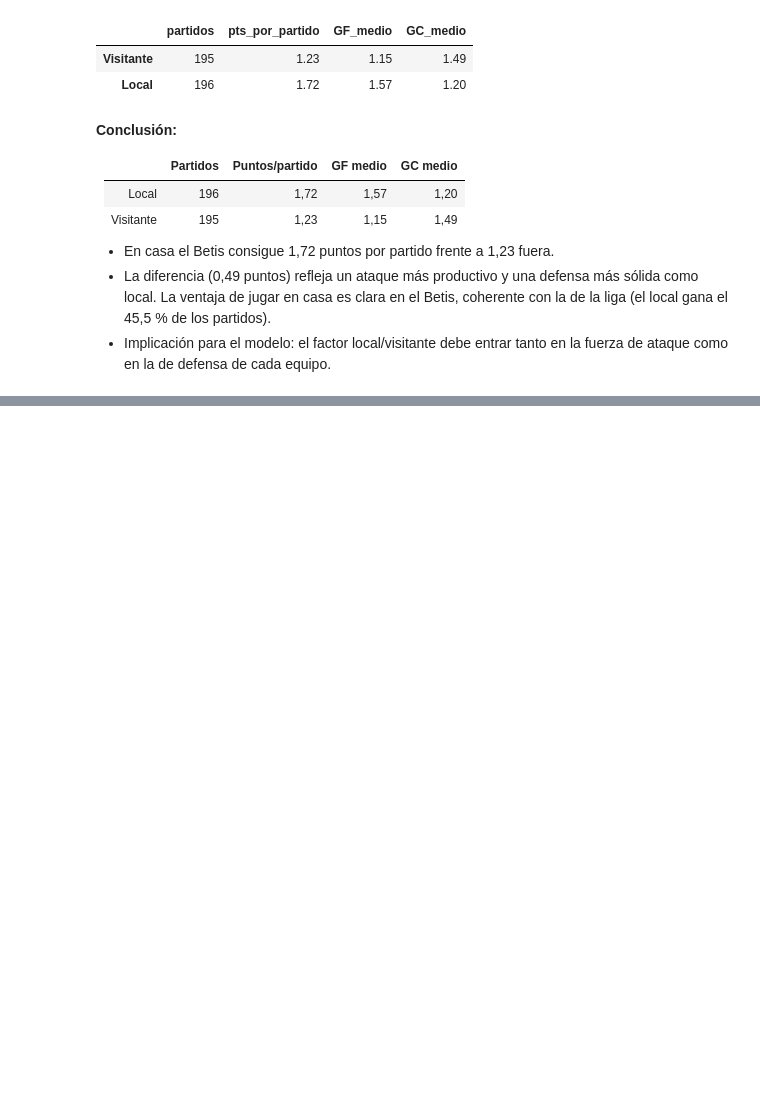
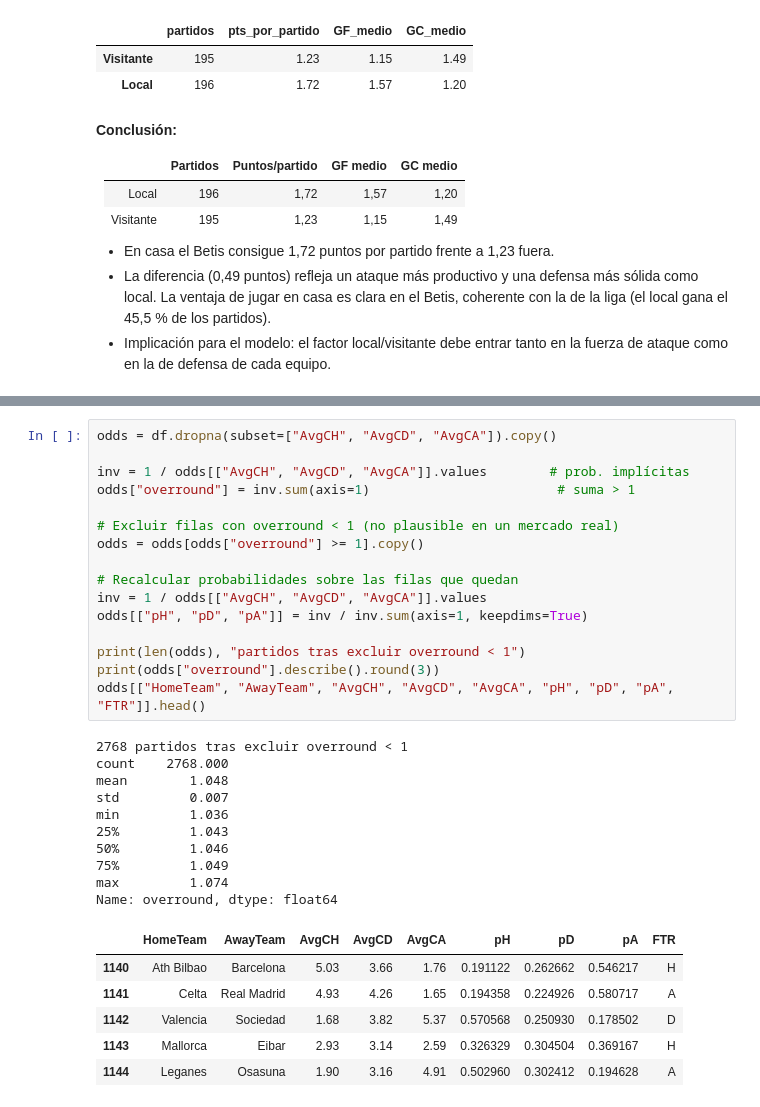
Before and after one commit to eblancod27/betis-predictor, a Jupyter notebook: notebooks/01_eda.ipynb, the cells around one changed output, grey strips where cells are left out. Cells and saved outputs as stored; diff of their text form; blank space fills up the shorter version.

```diff
--- a/notebooks/01_eda.ipynb
+++ b/notebooks/01_eda.ipynb
@@ -317,0 +328,33 @@ lv
+# %%
+odds = df.dropna(subset=["AvgCH", "AvgCD", "AvgCA"]).copy()
+
+inv = 1 / odds[["AvgCH", "AvgCD", "AvgCA"]].values        # prob. implícitas
+odds["overround"] = inv.sum(axis=1)                        # suma > 1
+
+# Excluir filas con overround < 1 (no plausible en un mercado real)
+odds = odds[odds["overround"] >= 1].copy()
+
+# Recalcular probabilidades sobre las filas que quedan
+inv = 1 / odds[["AvgCH", "AvgCD", "AvgCA"]].values
+odds[["pH", "pD", "pA"]] = inv / inv.sum(axis=1, keepdims=True)
+
+print(len(odds), "partidos tras excluir overround < 1")
+print(odds["overround"].describe().round(3))
+odds[["HomeTeam", "AwayTeam", "AvgCH", "AvgCD", "AvgCA", "pH", "pD", "pA", "FTR"]].head()
+# %% [output]
+2768 partidos tras excluir overround < 1
+count    2768.000
+mean        1.048
+std         0.007
+min         1.036
+25%         1.043
+50%         1.046
+75%         1.049
+max         1.074
+Name: overround, dtype: float64
+|  | HomeTeam | AwayTeam | AvgCH | AvgCD | AvgCA | pH | pD | pA | FTR |
+| 1140 | Ath Bilbao | Barcelona | 5.03 | 3.66 | 1.76 | 0.191122 | 0.262662 | 0.546217 | H |
+| 1141 | Celta | Real Madrid | 4.93 | 4.26 | 1.65 | 0.194358 | 0.224926 | 0.580717 | A |
+| 1142 | Valencia | Sociedad | 1.68 | 3.82 | 5.37 | 0.570568 | 0.250930 | 0.178502 | D |
+| 1143 | Mallorca | Eibar | 2.93 | 3.14 | 2.59 | 0.326329 | 0.304504 | 0.369167 | H |
+| 1144 | Leganes | Osasuna | 1.90 | 3.16 | 4.91 | 0.502960 | 0.302412 | 0.194628 | A |
```
Also changed, not shown: parts of 6 cells of this notebook.
